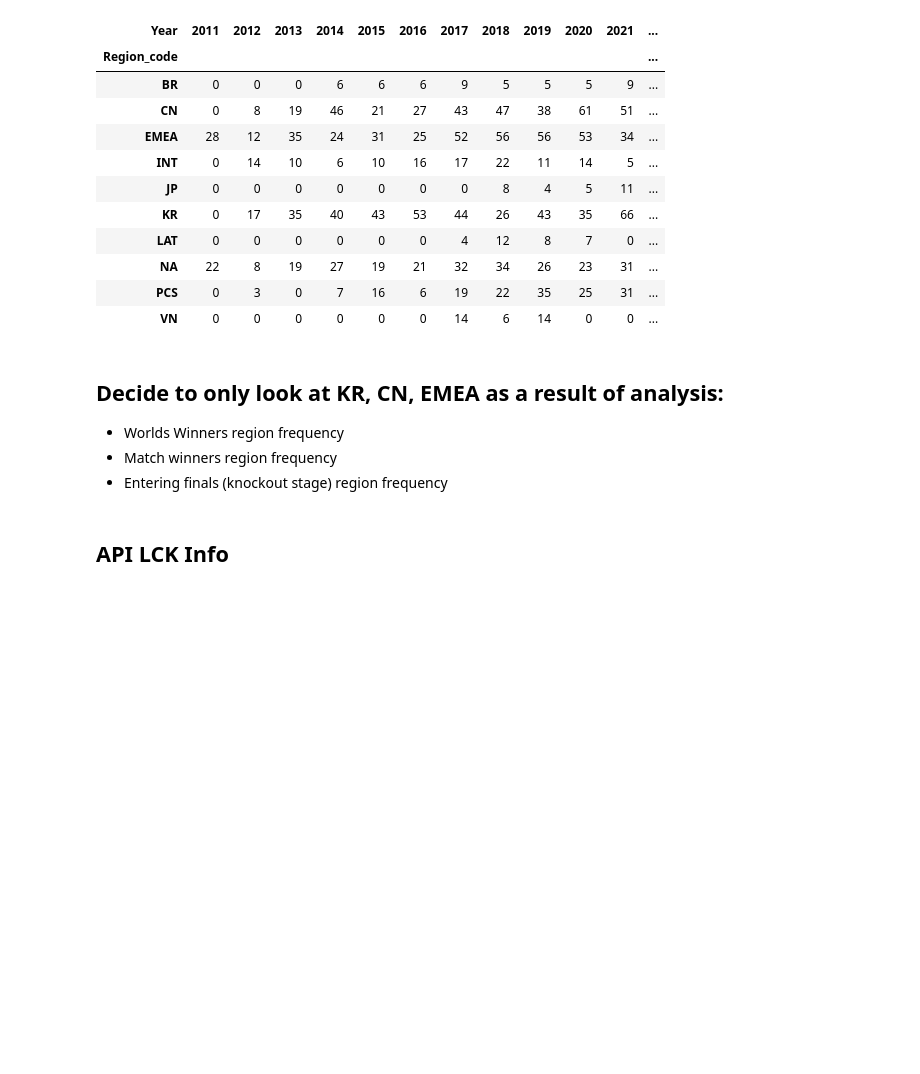
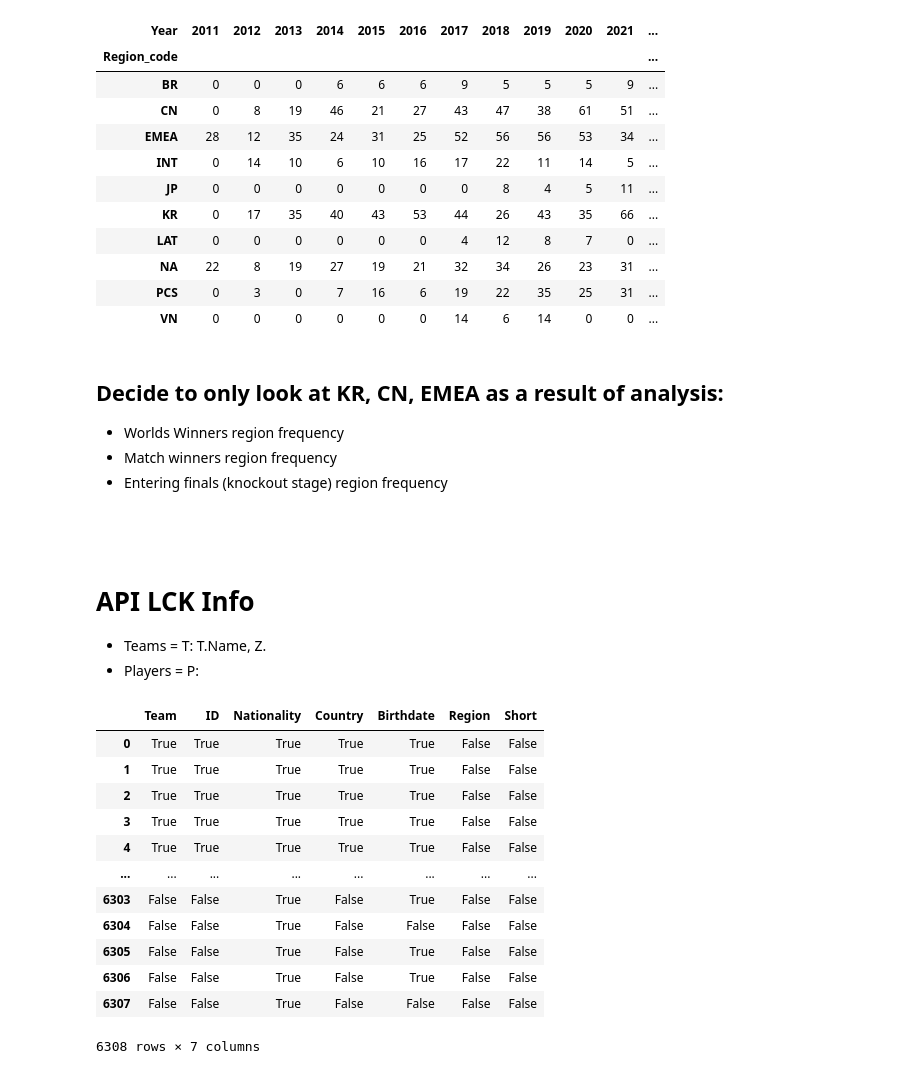
Before and after one commit to SzeWaiHo/UCDPA-SzeWaiHo, a Jupyter notebook: API_LoL_v4.ipynb, the cells around one changed output. Saved outputs shown, nothing was run; the diff lists cells and outputs as text; code cells hidden in the pictures; blank space fills up the shorter version.

```diff
--- a/API_LoL_v4.ipynb
+++ b/API_LoL_v4.ipynb
@@ -782,8 +782,12 @@ piv_participation_finals
 - Worlds Winners region frequency
 - Match winners region frequency
 - Entering finals (knockout stage) region frequency
+# %% [markdown]
+#
 # %% [markdown]
-## API LCK Info
+# API LCK Info
+- Teams = T: T.Name, Z.
+- Players = P:
 # %%
 import mwclient
 site = mwclient.Site('lol.fandom.com', path='/')
@@ -804,20 +808,42 @@ for league in tqdm(leagues):
 
                             limit="max",
 
-                            tables = "ScoreboardGames=SG,Tournaments=T, Leagues=L",
+                            tables = "Teams=T, Players=P",
 
-                            fields="T.Name=Tournament,\
-                                    L.League_Short=League,\
-                                    SG.DateTime_UTC=Date, SG.Gamelength, SG.Team1, SG.Team2, SG.Team1Score, SG.Team2Score,SG.WinTeam",
+                            fields="P.Team=Team, P.ID=ID, P.Nationality, P.Country,P.Birthdate,\
+                                    T.Region=Region, T.Short",
 
-                            where = 'L.League_Short = "'+league+'"',
-
-                            join_on = "SG.OverviewPage=T.OverviewPage, T.League = L.League")
+                            join_on = "T.Name = P.Team")
 
         results += response["cargoquery"]
 
         off=off+500
         if(len(response["cargoquery"])<500): break
+# %%
+import pandas as pd
+df_Players = pd.DataFrame([ a['title'] for a in results ])
+
+#drop birthdate precision
+df_Players = df_Players.drop("Birthdate__precision", axis=1)
+
+df_Players.head()
+df_Players.to_csv("Players.csv")
+# %%
+df_Players.isnull()
+# %% [output]
+|  | Team | ID | Nationality | Country | Birthdate | Region | Short |
+| 0 | True | True | True | True | True | False | False |
+| 1 | True | True | True | True | True | False | False |
+| 2 | True | True | True | True | True | False | False |
+| 3 | True | True | True | True | True | False | False |
+| 4 | True | True | True | True | True | False | False |
+| ... | ... | ... | ... | ... | ... | ... | ... |
+| 6303 | False | False | True | False | True | False | False |
+| 6304 | False | False | True | False | False | False | False |
+| 6305 | False | False | True | False | True | False | False |
+| 6306 | False | False | True | False | True | False | False |
+| 6307 | False | False | True | False | False | False | False |
+6308 rows × 7 columns
 # %%
 import pandas as pd
 
```
Also changed, not shown: 1 other file.
